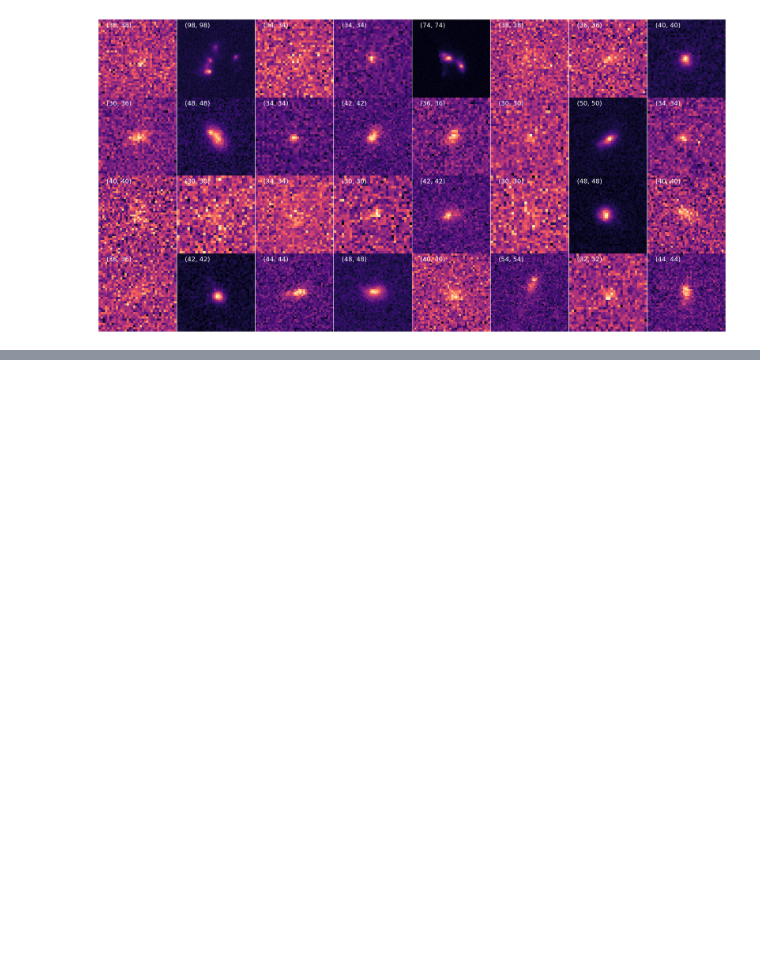
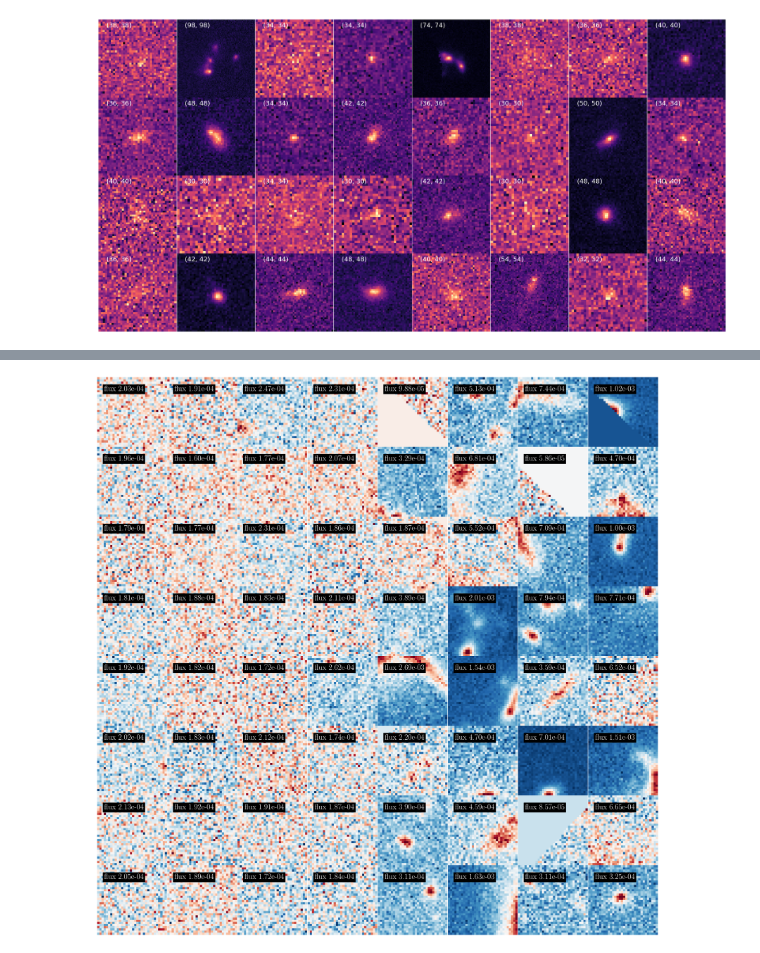
Before and after one commit to AlexandreAdam/hst_diffusion_project, a Jupyter notebook: data_visualization.ipynb, the cells around one changed output, grey strips where cells are left out. Saved outputs shown, nothing was run; the diff lists cells and outputs as text; code cells hidden in the pictures; blank space fills up the shorter version.

```diff
--- a/data_visualization.ipynb
+++ b/data_visualization.ipynb
@@ -80,0 +135,21 @@ plt.subplots_adjust(hspace=0, wspace=0)
+# %%
+fig, axs = plt.subplots(8, 8, figsize=(32, 32))
+
+
+for i in range(8):
+    for j in range(4):
+        k = np.random.randint(len(good_crops))
+        above_zero = good_crops[k] > 0
+        axs[i, j].imshow(good_crops[k], cmap="RdBu_r")
+        axs[i, j].annotate(f"flux {good_crops[k][above_zero].sum()/img_size**2:.2e}", xy=(0.1, 0.8), xycoords="axes fraction", color="w", fontsize=25, backgroundcolor="k")
+        axs[i, j].axis("off")
+
+    for j in range(4):
+        k = np.random.randint(len(bad_crops))
+        above_zero = bad_crops[k] > 0
+        axs[i, 4+j].imshow(bad_crops[k], cmap="RdBu_r")
+        axs[i, 4+j].annotate(f"flux {bad_crops[k][above_zero].sum()/img_size**2:.2e}", xy=(0.1, 0.8), xycoords="axes fraction", color="w", fontsize=25, backgroundcolor="k")
+        axs[i, 4+j].axis("off")
+plt.subplots_adjust(hspace=0, wspace=0)
+# %% [output]
+[figure, added]
```
Also changed, not shown: parts of 9 cells of this notebook, 1 other file.
